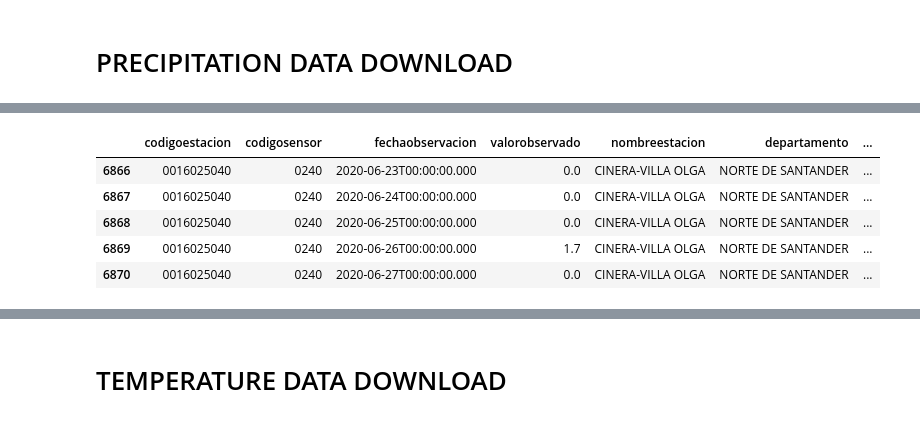
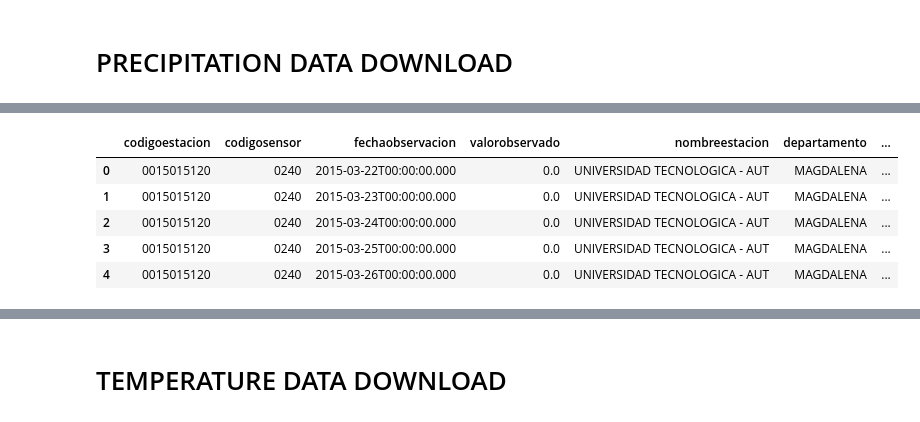
Before and after one commit to alceballosa/dengue-project, a Jupyter notebook: 00_data_dl.ipynb, the cells around one changed output, grey strips where cells are left out. Cells and saved outputs as stored; diff of their text form; code cells hidden in the pictures.

```diff
--- a/00_data_dl.ipynb
+++ b/00_data_dl.ipynb
@@ -111,0 +191,6 @@ else:
+# %%
+department = "MAGDALENA"
+municipality = "SANTA MARTA"
+municipality_folder = "SANTA_MARTA_DATA/"
+dl_folder = data_folder + municipality_folder
+make_folder_if_not_exists(dl_folder)
@@ -112,12 +346,25 @@ else:
 # %%
+#Downloads from API
 def get_stations_from_municipality(client, dataset, municipio):
-    results = client.get(dataset, limit = 1000, select = "distinct CodigoEstacion, CodigoSensor, NombreEstacion, Latitud, Longitud, DescripcionSensor, UnidadMedida", municipio=municipio)
-    results_df = pd.DataFrame.from_records(results)
+    done = False
+    while not done:
+        try:
+            results = client.get(dataset, limit = 1000, select = "distinct CodigoEstacion, CodigoSensor, NombreEstacion, Latitud, Longitud, DescripcionSensor, UnidadMedida", municipio=municipio)
+            results_df = pd.DataFrame.from_records(results)
+            done = True
+        except Exception as E:
+            print(E, "retrying")
     return results_df
 
 def get_time_series_from_station(client, dataset, municipio, codigoestacion, limit = 1000000):
-    results = client.get(dataset, limit = limit, select = "*", municipio=municipio, codigoestacion = codigoestacion, order='fechaobservacion DESC')
-    results_df = pd.DataFrame.from_records(results)
+    done = False
+    while not done:
+        try:
+            results = client.get(dataset, limit = limit, select = "*", municipio=municipio, codigoestacion = codigoestacion, order='fechaobservacion DESC')
+            results_df = pd.DataFrame.from_records(results)
+            done = True
+        except Exception as E:
+            print(E, "retrying")
     return results_df
 
 def group_variable(df, freq = 'hourly'):
@@ -168,8 +415,6 @@ client = Socrata('www.datos.gov.co', "mc0EDr4vP5YMKFeiaAEHZUWX0")
 Precipitacion = 's54a-sgyg'
 Humedad = 'uext-mhny'
 Temperatura = 'sbwg-7ju4'
-municipality = "CÚCUTA"
-municipality_folder = "CUCUTA_IDEAM/"
 # %% [markdown]
 # PRECIPITATION DATA DOWNLOAD
 # %%
@@ -185,6 +441,6 @@ prec_stations
 # %%
 codigos_estaciones = prec_stations["CodigoEstacion"].values
-codigos_estaciones = ["0016015501","0016015110","0016025040"]
+#codigos_estaciones = ["0016015501","0016015110","0016025040"]
 # %%
 prec_time_series = []
 for codigo in codigos_estaciones:
@@ -192,14 +448,14 @@ for codigo in codigos_estaciones:
     prec_time_series.append(precipitation_data)
 # %%
 all_prec_series = pd.concat(prec_time_series,axis = 0).reset_index(drop=True)
-all_prec_series.tail()
+all_prec_series.head()
 # %% [output]
 |  | codigoestacion | codigosensor | fechaobservacion | valorobservado | nombreestacion | departamento | ... |
-| 6866 | 0016025040 | 0240 | 2020-06-23T00:00:00.000 | 0.0 | CINERA-VILLA OLGA | NORTE DE SANTANDER | ... |
-| 6867 | 0016025040 | 0240 | 2020-06-24T00:00:00.000 | 0.0 | CINERA-VILLA OLGA | NORTE DE SANTANDER | ... |
-| 6868 | 0016025040 | 0240 | 2020-06-25T00:00:00.000 | 0.0 | CINERA-VILLA OLGA | NORTE DE SANTANDER | ... |
-| 6869 | 0016025040 | 0240 | 2020-06-26T00:00:00.000 | 1.7 | CINERA-VILLA OLGA | NORTE DE SANTANDER | ... |
-| 6870 | 0016025040 | 0240 | 2020-06-27T00:00:00.000 | 0.0 | CINERA-VILLA OLGA | NORTE DE SANTANDER | ... |
+| 0 | 0015015120 | 0240 | 2015-03-22T00:00:00.000 | 0.0 | UNIVERSIDAD TECNOLOGICA - AUT | MAGDALENA | ... |
+| 1 | 0015015120 | 0240 | 2015-03-23T00:00:00.000 | 0.0 | UNIVERSIDAD TECNOLOGICA - AUT | MAGDALENA | ... |
+| 2 | 0015015120 | 0240 | 2015-03-24T00:00:00.000 | 0.0 | UNIVERSIDAD TECNOLOGICA - AUT | MAGDALENA | ... |
+| 3 | 0015015120 | 0240 | 2015-03-25T00:00:00.000 | 0.0 | UNIVERSIDAD TECNOLOGICA - AUT | MAGDALENA | ... |
+| 4 | 0015015120 | 0240 | 2015-03-26T00:00:00.000 | 0.0 | UNIVERSIDAD TECNOLOGICA - AUT | MAGDALENA | ... |
 # %%
 all_prec_series = API_to_IDEAM_series(all_prec_series)
 all_prec_series.head()
```
Also changed, not shown: parts of 20 cells of this notebook, 2 other files.
